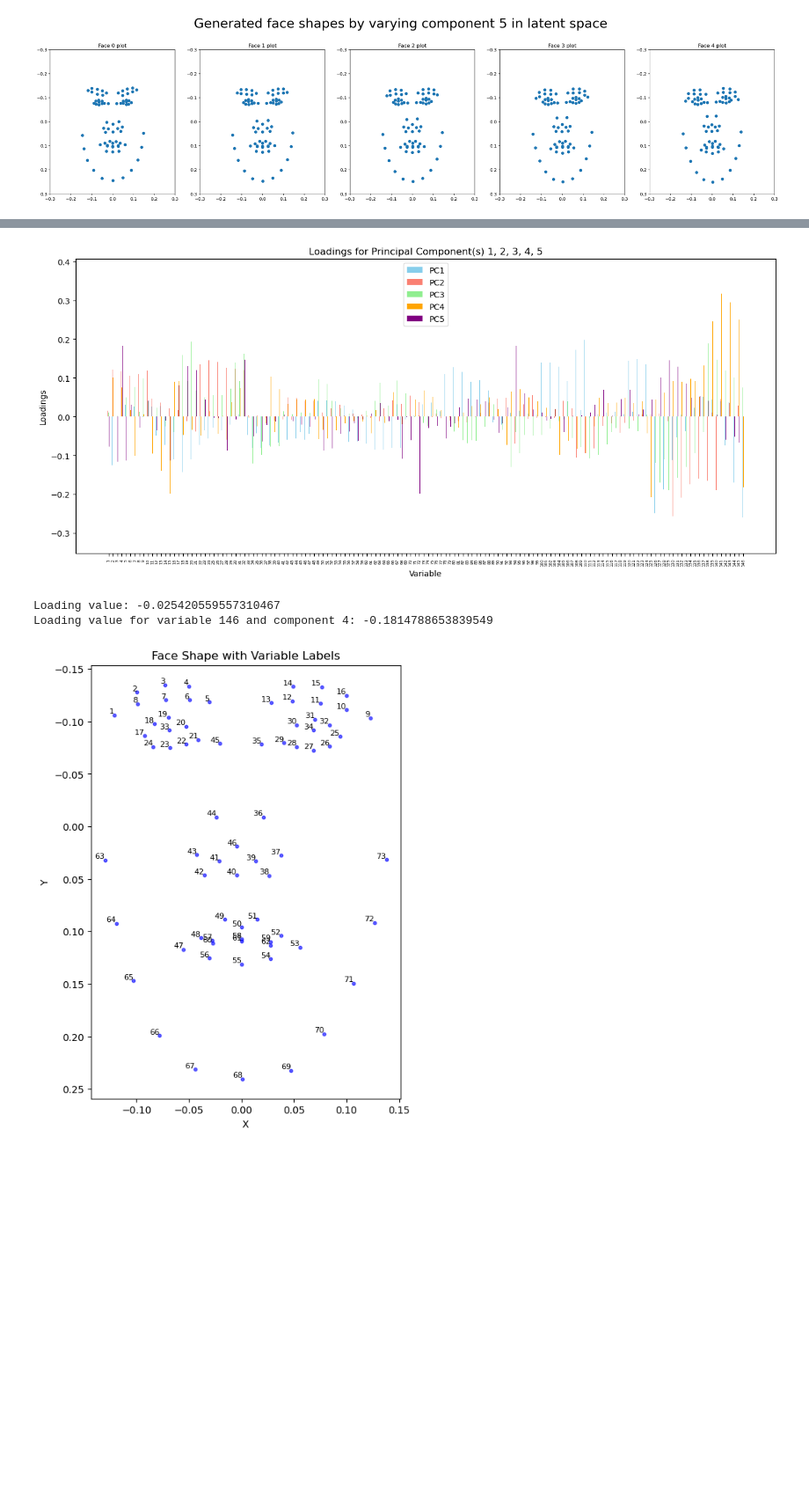
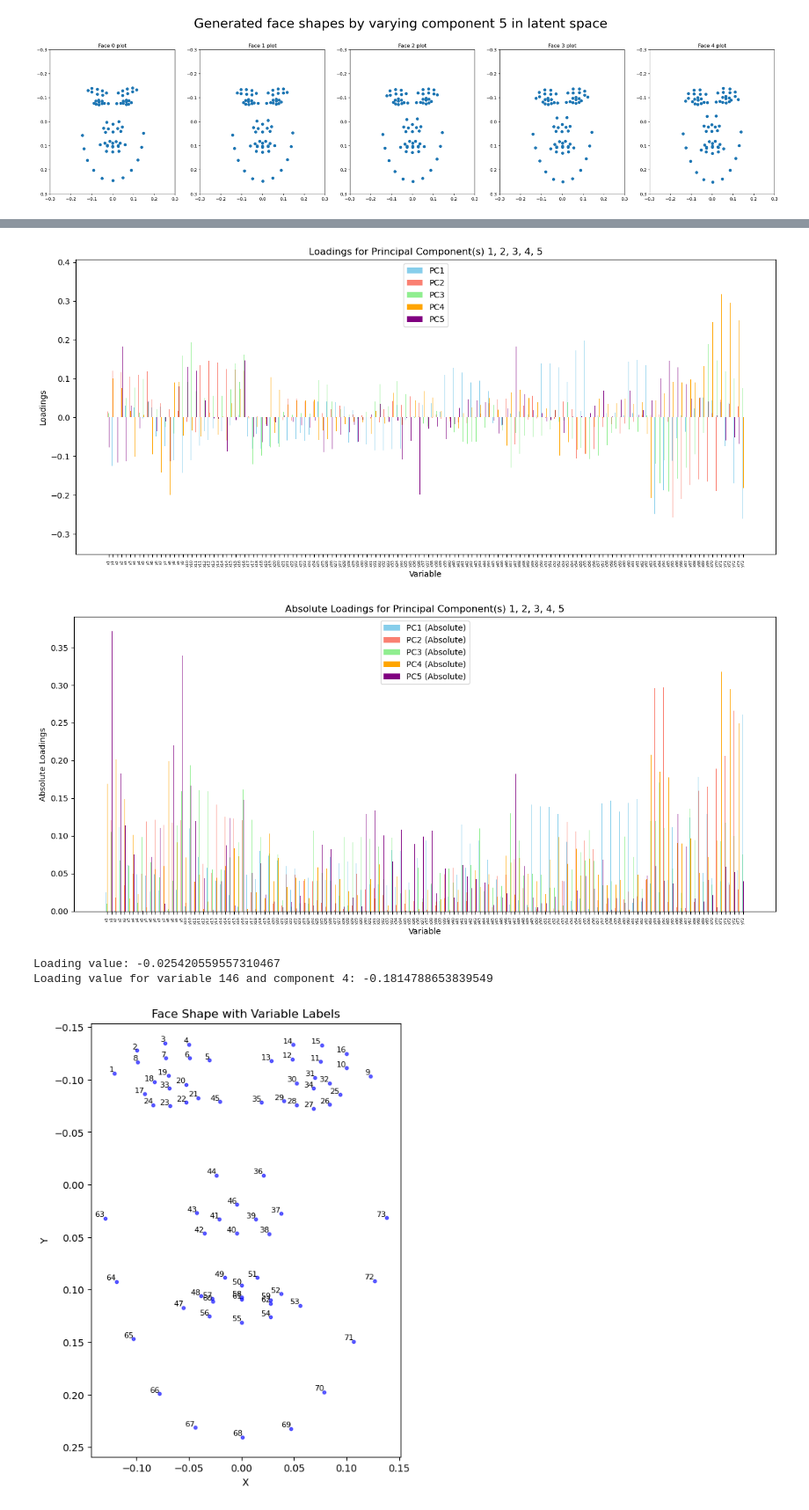
Before and after one commit to Grumlebob/MachineLearning2024, a Jupyter notebook: Exercises/vscode/W11/02-shape_generation.ipynb, the cells around one changed output, grey strips where cells are left out. Shown at 88% size. Cells and saved outputs as stored; diff of their text form; code cells hidden in the pictures; blank space fills up the shorter version.

```diff
--- a/Exercises/vscode/W11/02-shape_generation.ipynb
+++ b/Exercises/vscode/W11/02-shape_generation.ipynb
@@ -455,8 +455,9 @@ def plot_pca_loadings(
         cmap = cm.get_cmap('tab10')
         colors = [cmap(i % cmap.N) for i in range(num_components_to_plot)]
 
-    # Generate variable labels as Var1, Var2, ..., Var{num_variables}
-    variable_labels = [f'{i+1}' for i in range(num_variables)]
+    # Generate variable labels as x1, y1, x2, y2, ..., up to the total number of variables
+    variable_labels = [f'x{i//2 + 1}' if i % 2 == 0 else f'y{i//2 + 1}' for i in range(num_variables)]
+
 
     # Plot individual principal components
     if show_individual:
@@ -495,6 +496,25 @@ def plot_pca_loadings(
             if not os.path.exists(save_dir):
                 os.makedirs(save_dir)
             plt.savefig(f"{save_dir}/Combined_PCs_Loadings.{file_format}")
+        plt.show()
+
+    # Plot combined absolute loadings
+    if show_combined:
+        plt.figure(figsize=(13, 6))
+        for i, (comp_idx, color) in enumerate(zip(component_indices_zero_based, colors)):
+            adjusted_positions = np.arange(num_variables) - bar_width/2 + i*(bar_width / num_components_to_plot)
+            plt.bar(adjusted_positions, np.abs(mixing_params[:, comp_idx]), width=bar_width/num_components_to_plot,
+                    color=color, label=f'PC{comp_idx + 1} (Absolute)')
+        plt.xlabel('Variable')
+        plt.ylabel('Absolute Loadings')
+        plt.title(f"Absolute Loadings for Principal Component(s) {', '.join(map(str, component_indices))}")
+        plt.legend(loc='best')
+        plt.xticks(np.arange(num_variables), variable_labels, rotation=90, fontsize=5)
+        plt.tight_layout()
+        if save_plots:
+            if not os.path.exists(save_dir):
+                os.makedirs(save_dir)
+            plt.savefig(f"{save_dir}/Combined_PCs_Absolute_Loadings.{file_format}")
         plt.show()
 
 plot_pca_loadings(
@@ -526,33 +546,34 @@ def get_loading(mixing_params, component_number, variable_number):
     """
     # Convert to 0-based indexing for numpy array access
     component_index = component_number - 1
     variable_index = variable_number - 1
 
     # Check if the indices are within range
     if component_index < 0 or component_index >= mixing_params.shape[1]:
         raise IndexError("Component number is out of range.")
     if variable_index < 0 or variable_index >= mixing_params.shape[0]:
         raise IndexError("Variable number is out of range.")
 
     # Retrieve and return the loading
     return mixing_params[variable_index, component_index]
 
 # Example usage
 # Get the loading for the 1st component and 1st variable
 loading_value = get_loading(comp, 1, 1)
 print("Loading value:", loading_value)
 
 
 # Get the loading for variable 146 and component 4
 loading_value = get_loading(comp, component_number=4, variable_number=146)
 print("Loading value for variable 146 and component 4:", loading_value)
 # %% [output]
 [figure]
 [figure]
 [figure]
 [figure]
 [figure]
 [figure]
+[figure, added]
 Loading value: -0.025420559557310467
 Loading value for variable 146 and component 4: -0.1814788653839549
 # %%
```
Also changed, not shown: parts of 1 cell of this notebook.
